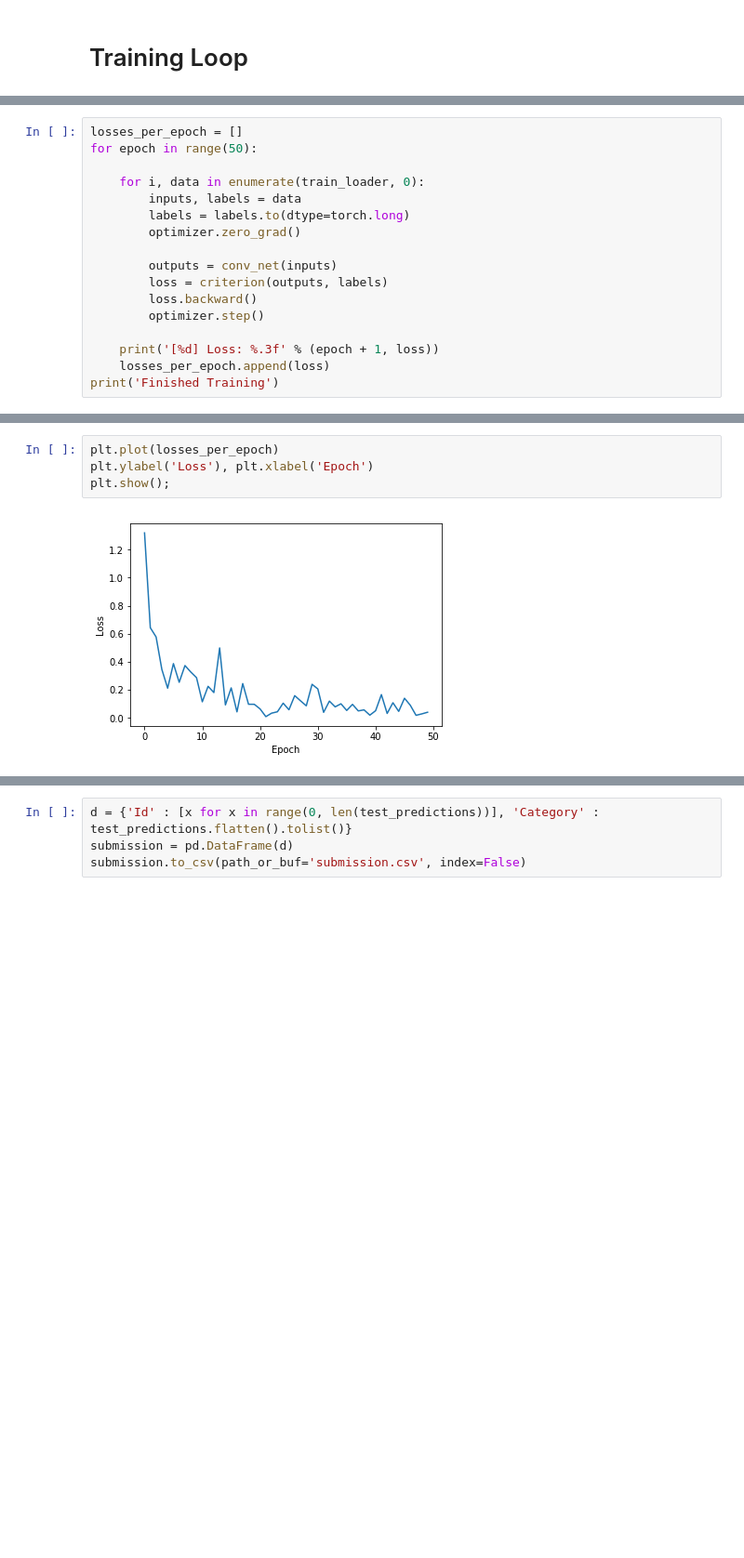
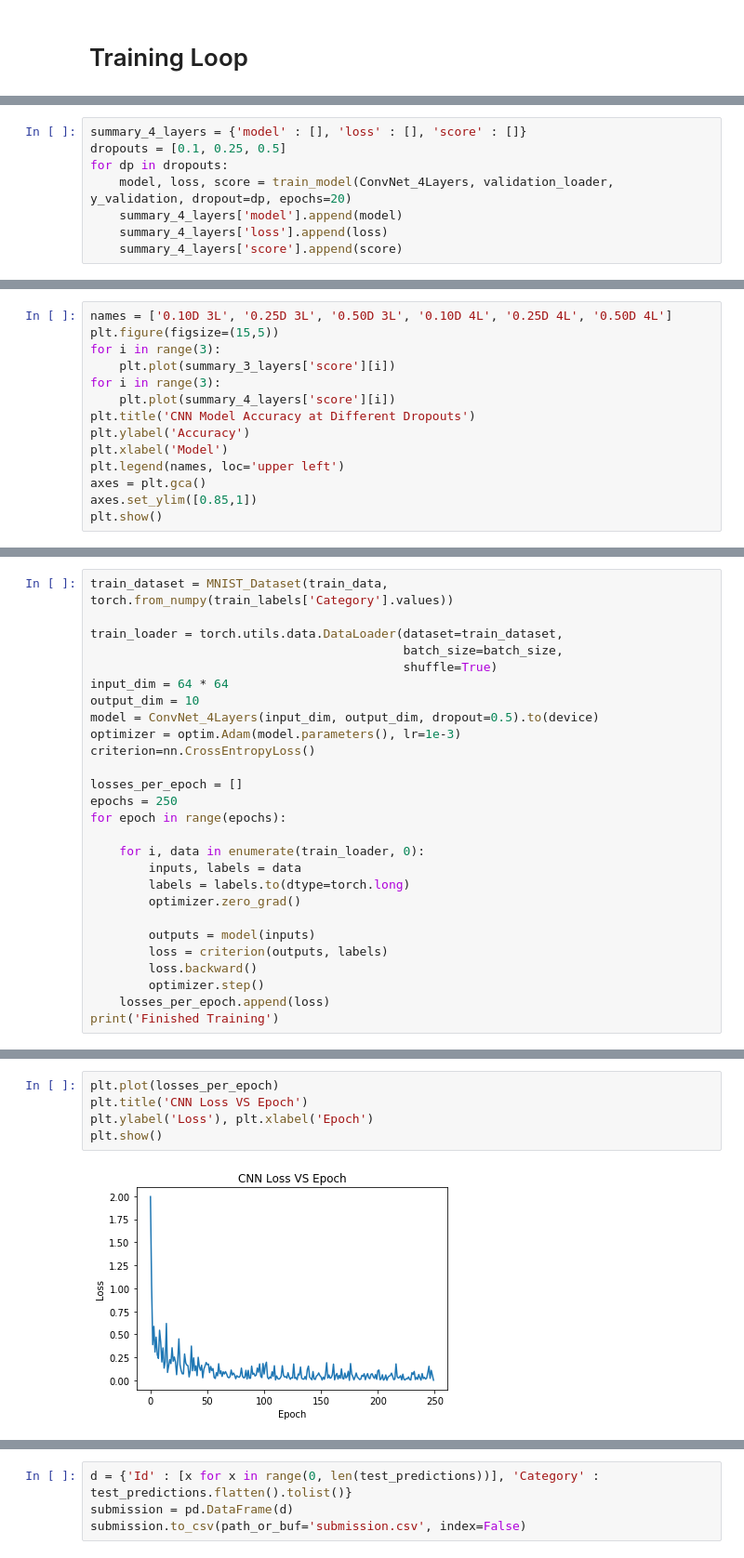
Before and after one commit to mattesko/COMP551-Projects, a Jupyter notebook: miniproject_3/CNN on Modified MNIST.ipynb, the cells around one changed output, grey strips where cells are left out. Shown at 93% size. Cells and saved outputs as stored; diff of their text form; blank space fills up the shorter version.

Commit message:
Train models with different layers/dropout
Accuracy ranges from 94% to 96.9%

```diff
--- a/miniproject_3/CNN on Modified MNIST.ipynb
+++ b/miniproject_3/CNN on Modified MNIST.ipynb
@@ -115,0 +224,8 @@ optimizer = optim.Adam(conv_net.parameters(), lr=1e-3)
+# %%
+summary_4_layers = {'model' : [], 'loss' : [], 'score' : []}
+dropouts = [0.1, 0.25, 0.5]
+for dp in dropouts:
+    model, loss, score = train_model(ConvNet_4Layers, validation_loader, y_validation, dropout=dp, epochs=20)
+    summary_4_layers['model'].append(model)
+    summary_4_layers['loss'].append(loss)
+    summary_4_layers['score'].append(score)
@@ -115,0 +253,14 @@ optimizer = optim.Adam(conv_net.parameters(), lr=1e-3)
+# %%
+names = ['0.10D 3L', '0.25D 3L', '0.50D 3L', '0.10D 4L', '0.25D 4L', '0.50D 4L']
+plt.figure(figsize=(15,5))
+for i in range(3):
+    plt.plot(summary_3_layers['score'][i])
+for i in range(3):
+    plt.plot(summary_4_layers['score'][i])
+plt.title('CNN Model Accuracy at Different Dropouts')
+plt.ylabel('Accuracy')
+plt.xlabel('Model')
+plt.legend(names, loc='upper left')
+axes = plt.gca()
+axes.set_ylim([0.85,1])
+plt.show()
@@ -116,18 +271,28 @@ optimizer = optim.Adam(conv_net.parameters(), lr=1e-3)
 # %%
+train_dataset = MNIST_Dataset(train_data, torch.from_numpy(train_labels['Category'].values))
+
+train_loader = torch.utils.data.DataLoader(dataset=train_dataset,
+                                           batch_size=batch_size,
+                                           shuffle=True)
+input_dim = 64 * 64
+output_dim = 10
+model = ConvNet_4Layers(input_dim, output_dim, dropout=0.5).to(device)
+optimizer = optim.Adam(model.parameters(), lr=1e-3)
+criterion=nn.CrossEntropyLoss()
+
 losses_per_epoch = []
-for epoch in range(50):
+epochs = 250
+for epoch in range(epochs):
 
     for i, data in enumerate(train_loader, 0):
         inputs, labels = data
         labels = labels.to(dtype=torch.long)
         optimizer.zero_grad()
 
-        outputs = conv_net(inputs)
+        outputs = model(inputs)
         loss = criterion(outputs, labels)
         loss.backward()
         optimizer.step()
-
-    print('[%d] Loss: %.3f' % (epoch + 1, loss))
     losses_per_epoch.append(loss)
 print('Finished Training')
 # %% [output]
@@ -150,7 +299,8 @@ print('Finished Training')
 Finished Training
 # %%
 plt.plot(losses_per_epoch)
+plt.title('CNN Loss VS Epoch')
 plt.ylabel('Loss'), plt.xlabel('Epoch')
-plt.show();
+plt.show()
 # %% [output]
-[figure, old version]
+[figure, new version]
```
Also changed, not shown: parts of 17 cells of this notebook.
